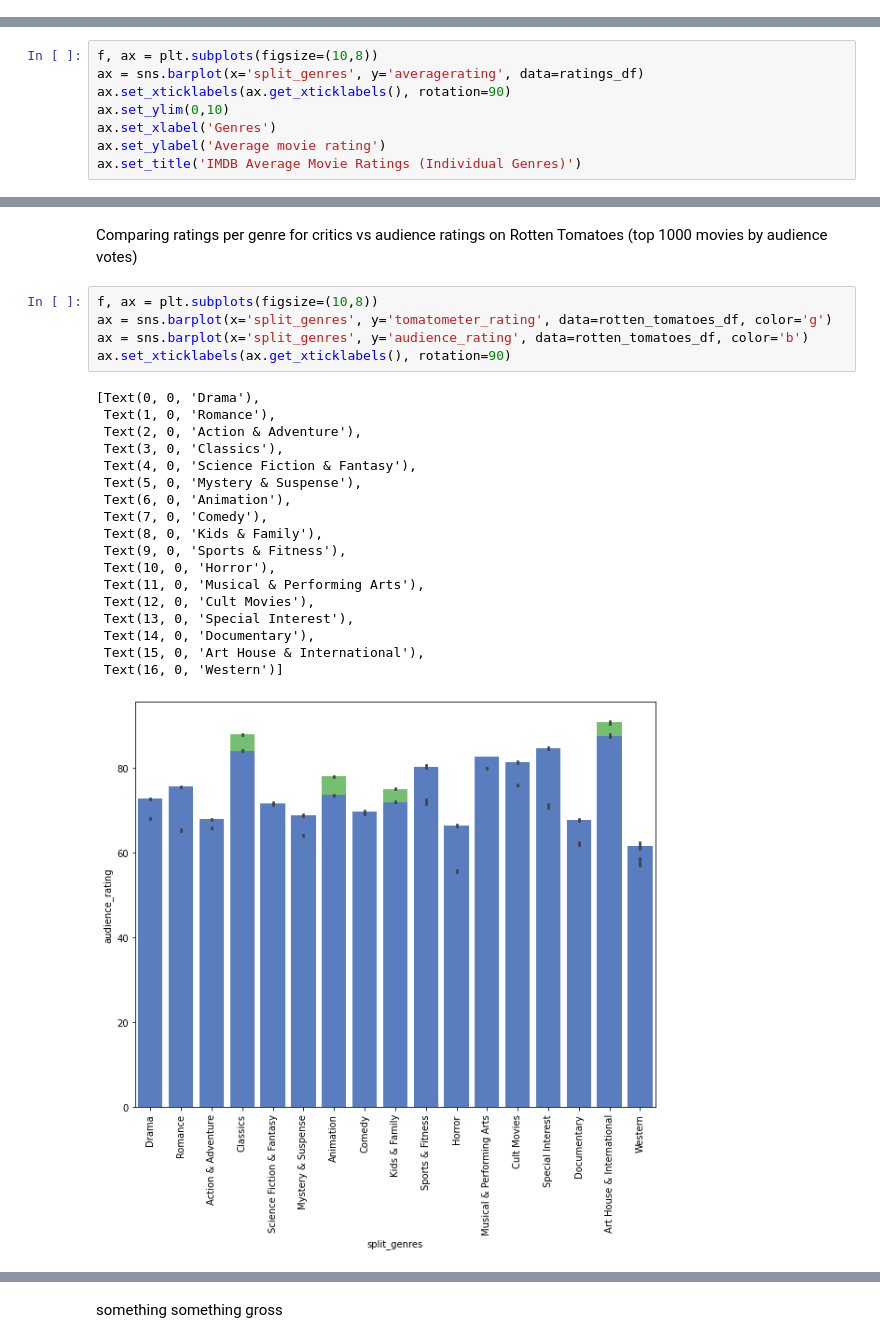
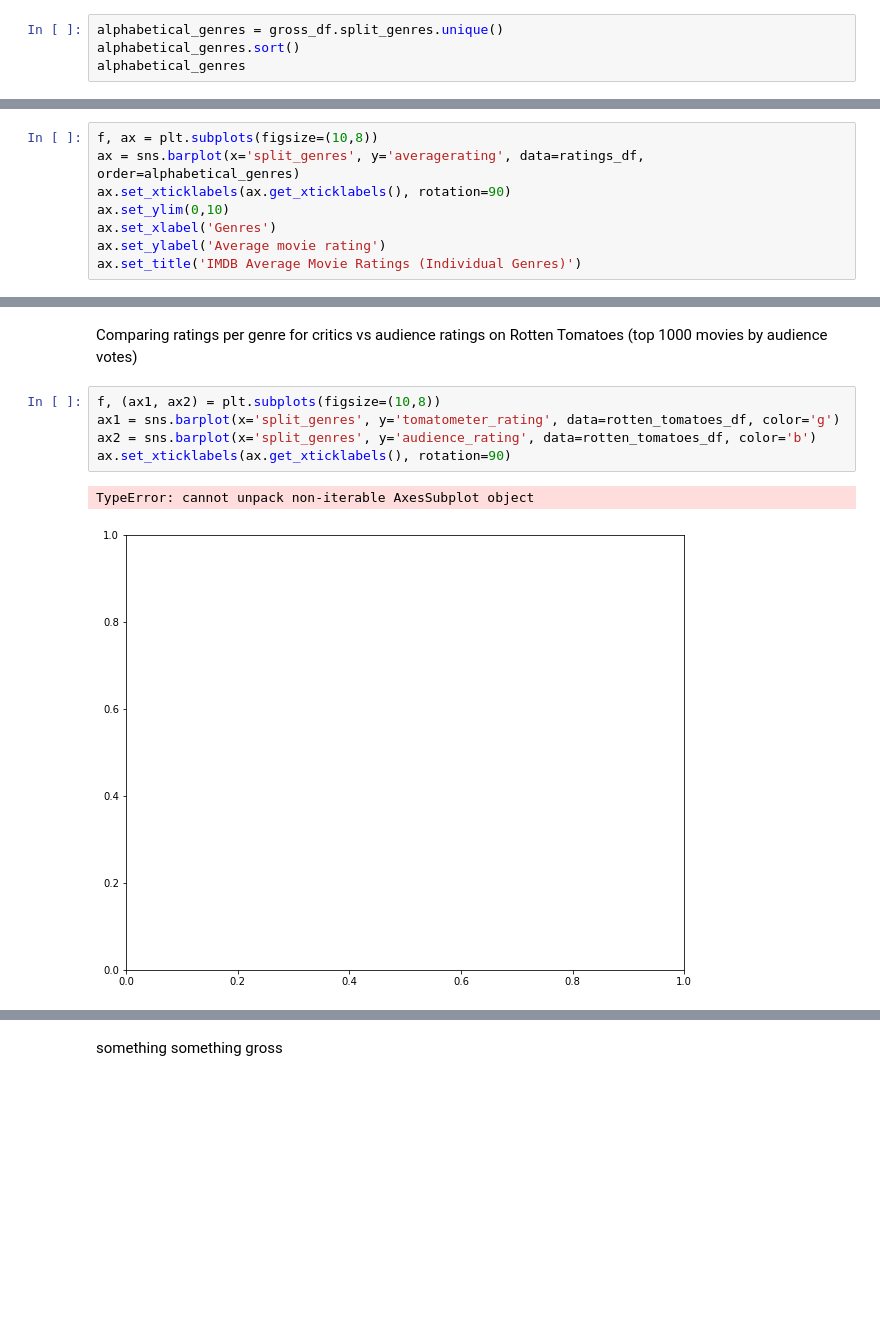
Before and after one commit to nancyho83/Microsoft-Movie-Analysis, a Jupyter notebook: cleaning-and-visualization.ipynb, the cells around one changed output, grey strips where cells are left out. Drawn from its saved outputs; the diff is of its cells as text; blank space fills up the shorter version.

Commit message:
Updated cleaning-and-visualizations

```diff
--- a/cleaning-and-visualization.ipynb
+++ b/cleaning-and-visualization.ipynb
@@ -267,0 +283,4 @@ rotten_tomatoes_df['split_genres'] = rotten_tomatoes_df['split_genres'].str.lstr
+# %%
+alphabetical_genres = gross_df.split_genres.unique()
+alphabetical_genres.sort()
+alphabetical_genres
@@ -283,7 +324,7 @@ Text(0.5, 1.0, 'IMDB Average Movie Ratings (Combined Genres)')
 [figure]
 # %%
 f, ax = plt.subplots(figsize=(10,8))
-ax = sns.barplot(x='split_genres', y='averagerating', data=ratings_df)
+ax = sns.barplot(x='split_genres', y='averagerating', data=ratings_df, order=alphabetical_genres)
 ax.set_xticklabels(ax.get_xticklabels(), rotation=90)
 ax.set_ylim(0,10)
 ax.set_xlabel('Genres')
@@ -295,26 +336,10 @@ Text(0.5, 1.0, 'IMDB Average Movie Ratings (Individual Genres)')
 # %% [markdown]
 Comparing ratings per genre for critics vs audience ratings on Rotten Tomatoes (top 1000 movies by audience votes)
 # %%
-f, ax = plt.subplots(figsize=(10,8))
-ax = sns.barplot(x='split_genres', y='tomatometer_rating', data=rotten_tomatoes_df, color='g')
-ax = sns.barplot(x='split_genres', y='audience_rating', data=rotten_tomatoes_df, color='b')
+f, (ax1, ax2) = plt.subplots(figsize=(10,8))
+ax1 = sns.barplot(x='split_genres', y='tomatometer_rating', data=rotten_tomatoes_df, color='g')
+ax2 = sns.barplot(x='split_genres', y='audience_rating', data=rotten_tomatoes_df, color='b')
 ax.set_xticklabels(ax.get_xticklabels(), rotation=90)
 # %% [output]
-[Text(0, 0, 'Drama'),
- Text(1, 0, 'Romance'),
- Text(2, 0, 'Action & Adventure'),
- Text(3, 0, 'Classics'),
- Text(4, 0, 'Science Fiction & Fantasy'),
- Text(5, 0, 'Mystery & Suspense'),
- Text(6, 0, 'Animation'),
- Text(7, 0, 'Comedy'),
- Text(8, 0, 'Kids & Family'),
- Text(9, 0, 'Sports & Fitness'),
- Text(10, 0, 'Horror'),
- Text(11, 0, 'Musical & Performing Arts'),
- Text(12, 0, 'Cult Movies'),
- Text(13, 0, 'Special Interest'),
- Text(14, 0, 'Documentary'),
- Text(15, 0, 'Art House & International'),
- Text(16, 0, 'Western')]
+TypeError: cannot unpack non-iterable AxesSubplot object
-[figure, old version]
+[figure, new version]
```
Also changed, not shown: parts of 9 cells of this notebook.
